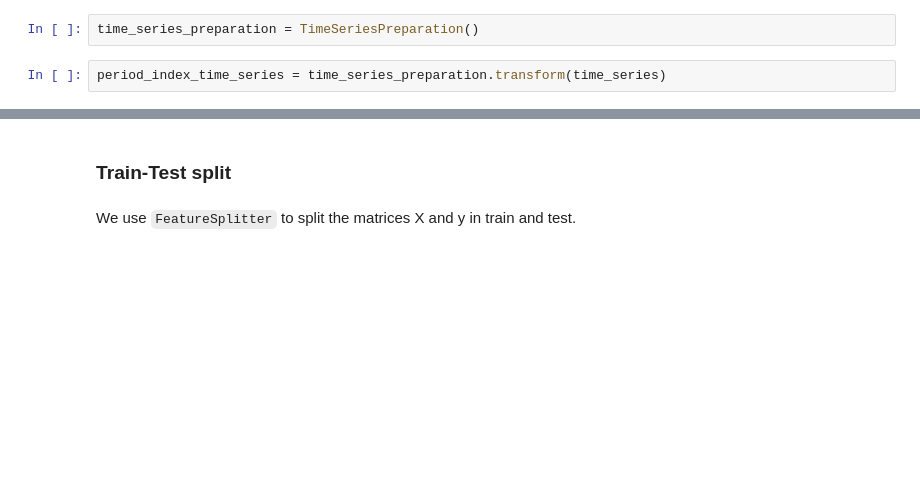
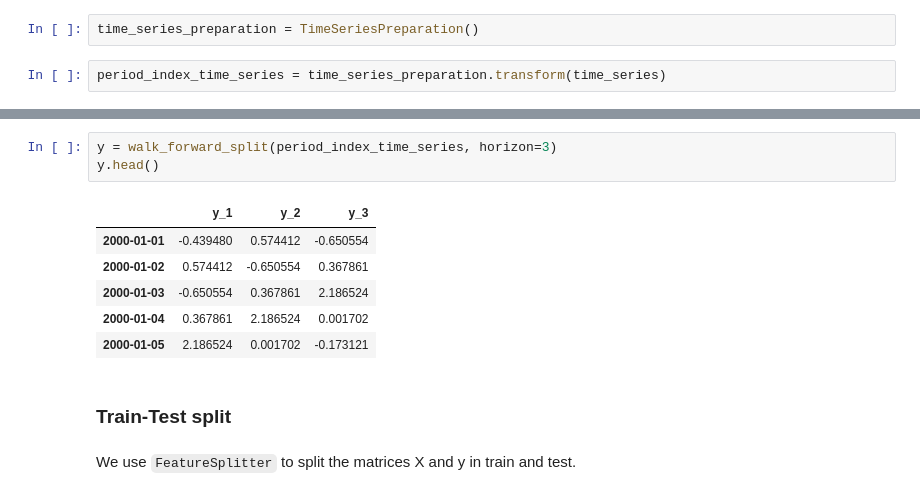
Before and after one commit to giotto-ai/giotto-time, a Jupyter notebook: examples/quick-start.ipynb, the cells around one changed output, grey strips where cells are left out. Saved outputs shown, nothing was run; the diff lists cells and outputs as text; blank space fills up the shorter version.

```diff
--- a/examples/quick-start.ipynb
+++ b/examples/quick-start.ipynb
@@ -71,3 +109,13 @@ features_X, features_y = feature_creation.fit_transform(period_index_time_series
+# %%
+y = walk_forward_split(period_index_time_series, horizon=3)
+y.head()
+# %% [output]
+|  | y_1 | y_2 | y_3 |
+| 2000-01-01 | -0.439480 | 0.574412 | -0.650554 |
+| 2000-01-02 | 0.574412 | -0.650554 | 0.367861 |
+| 2000-01-03 | -0.650554 | 0.367861 | 2.186524 |
+| 2000-01-04 | 0.367861 | 2.186524 | 0.001702 |
+| 2000-01-05 | 2.186524 | 0.001702 | -0.173121 |
 # %% [markdown]
 ### Train-Test split
 # %% [markdown]
```
Also changed, not shown: parts of 24 cells of this notebook.
